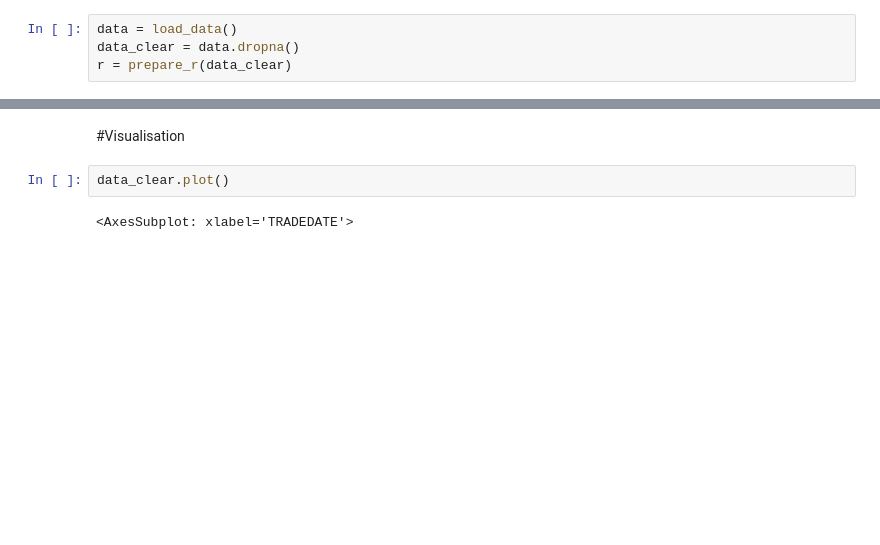
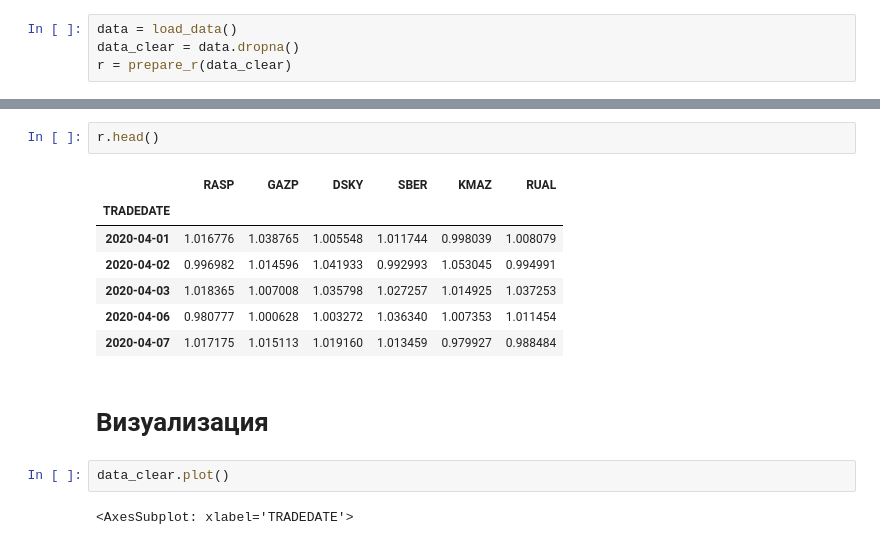
Before and after one commit to Alterise/Decision-Making-Theory, a Jupyter notebook: HW2/algo.ipynb, the cells around one changed output, grey strips where cells are left out. Saved outputs shown, nothing was run; the diff lists cells and outputs as text; blank space fills up the shorter version.

```diff
--- a/HW2/algo.ipynb
+++ b/HW2/algo.ipynb
@@ -104,5 +127,15 @@ r = prepare_r(data_clear)
+# %%
+r.head()
+# %% [output]
+|  | RASP | GAZP | DSKY | SBER | KMAZ | RUAL |
+| TRADEDATE |  |  |  |  |  |  |
+| 2020-04-01 | 1.016776 | 1.038765 | 1.005548 | 1.011744 | 0.998039 | 1.008079 |
+| 2020-04-02 | 0.996982 | 1.014596 | 1.041933 | 0.992993 | 1.053045 | 0.994991 |
+| 2020-04-03 | 1.018365 | 1.007008 | 1.035798 | 1.027257 | 1.014925 | 1.037253 |
+| 2020-04-06 | 0.980777 | 1.000628 | 1.003272 | 1.036340 | 1.007353 | 1.011454 |
+| 2020-04-07 | 1.017175 | 1.015113 | 1.019160 | 1.013459 | 0.979927 | 0.988484 |
 # %% [markdown]
-#Visualisation
+# Визуализация
 # %%
 data_clear.plot()
 # %% [output]
```
Also changed, not shown: parts of 47 cells of this notebook.
